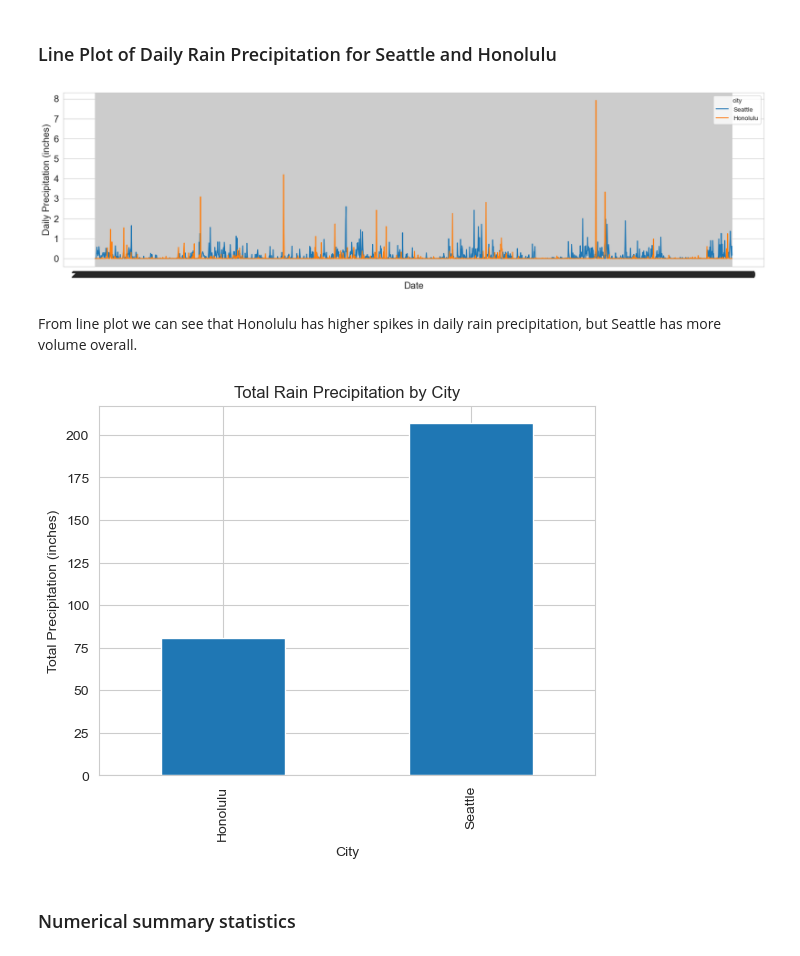
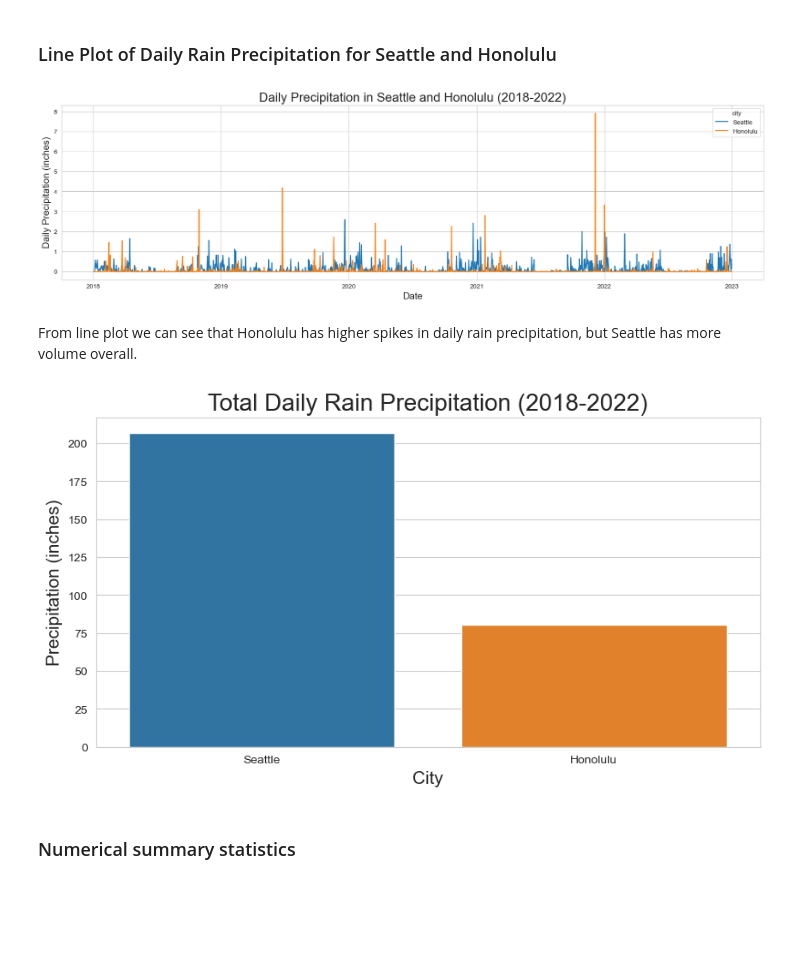
Before and after one commit to JLichwa80/weather, a Jupyter notebook: code/Weather_Data_Analysis.ipynb, the cells around one changed output. Drawn from its saved outputs; the diff is of its cells as text; code cells hidden in the pictures; blank space fills up the shorter version.

```diff
--- a/code/Weather_Data_Analysis.ipynb
+++ b/code/Weather_Data_Analysis.ipynb
@@ -17,6 +17,9 @@ sns.set_style("whitegrid")
 ## Load cleaned data
 # %%
 df = pd.read_csv('https://raw.githubusercontent.com/JLichwa80/weather/refs/heads/main/data/seattle_honolulu_rain_clean.csv')
+
+# Convert the 'date' column to datetime format
+df['date'] = pd.to_datetime(df['date'])
 # %%
 df
 # %% [output]
@@ -40,28 +43,27 @@ df
 # %%
 plt.figure(figsize=(20,5))
 sns.lineplot(data=df, x='date', y='precipitation', hue='city')
 plt.xlabel('Date', fontsize=15)
 plt.ylabel('Daily Precipitation (inches)', fontsize=15)
-
-plt.tick_params(labelsize=15)
+plt.title('Daily Precipitation in Seattle and Honolulu (2018-2022)', fontsize=20)
 plt.show()
 # %% [output]
-[figure, old version]
+[figure, new version]
 # %% [markdown]
 From line plot we can see that Honolulu has higher spikes in daily rain precipitation, but Seattle has more volume overall.
 # %%
-total_precip = df.groupby('city')['precipitation'].sum()
+# Calculate total precipitation by city and convert data series to data frame
+total_precip = df.groupby('city')['precipitation'].sum().sort_values(ascending=False).reset_index()
 
-# pandas plot with hue
-total_precip.plot.bar(
-    ylabel='Total Precipitation (inches)',
-    xlabel='City',
-    title='Total Rain Precipitation by City',
+plt.figure(figsize=(10,5))
+sns.barplot(data=total_precip, x='city', y='precipitation',hue='city')
 
-)
+plt.xlabel('City', fontsize=15)
+plt.ylabel('Precipitation (inches)', fontsize=15)
+plt.title('Total Daily Rain Precipitation (2018-2022)', fontsize=20)
 plt.show()
 # %% [output]
-[figure, old version]
+[figure, new version]
 # %% [markdown]
 ### Numerical summary statistics
 # %%
```
Also changed, not shown: parts of 8 cells of this notebook, 12 other files.
